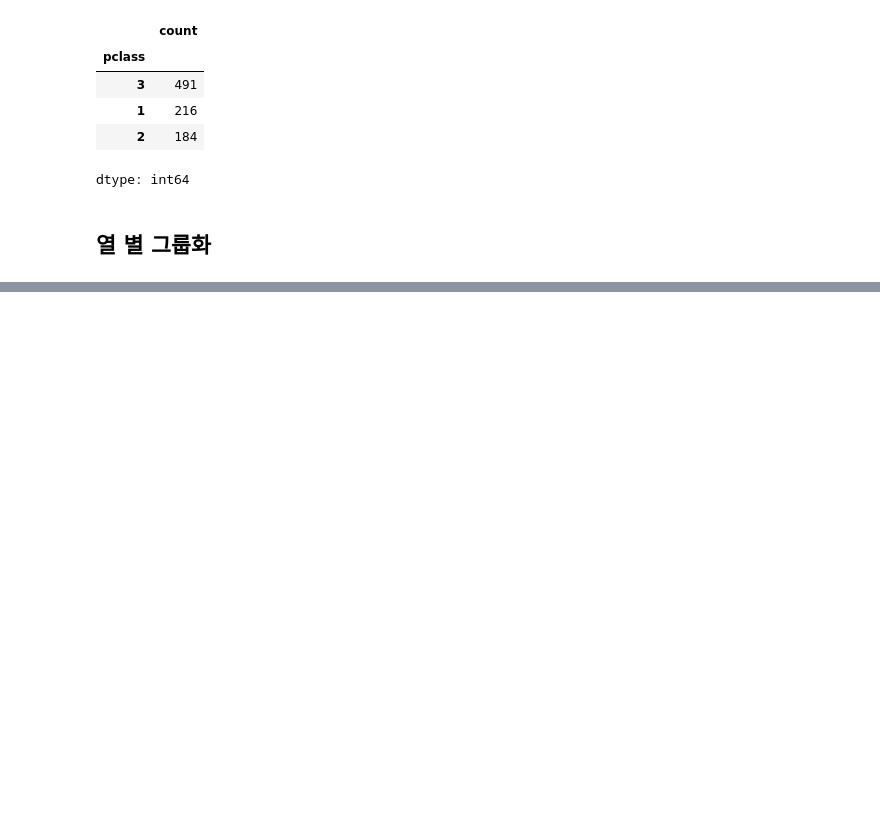
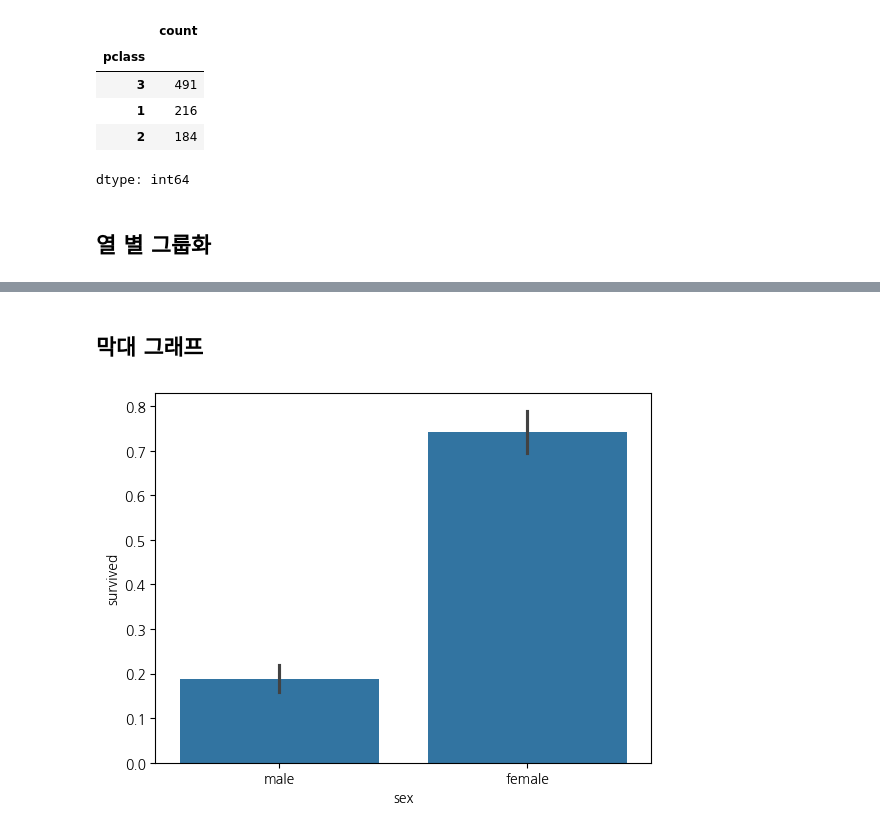
Before and after one commit to wjdtjdus/2025-1-myclass-BDA, a Jupyter notebook: inclass/04w_B_wed_0326_dataframe_application.ipynb, the cells around one changed output, grey strips where cells are left out. Cells and saved outputs as stored; diff of their text form; code cells hidden in the pictures; blank space fills up the shorter version.

```diff
--- a/inclass/04w_B_wed_0326_dataframe_application.ipynb
+++ b/inclass/04w_B_wed_0326_dataframe_application.ipynb
@@ -332,0 +373,6 @@ dtype: int64
+# %% [markdown]
+## 막대 그래프
+# %%
+sns.barplot(data=titanic, x="sex", y="survived");
+# %% [output]
+[figure, added]
```
Also changed, not shown: parts of 80 cells of this notebook.
